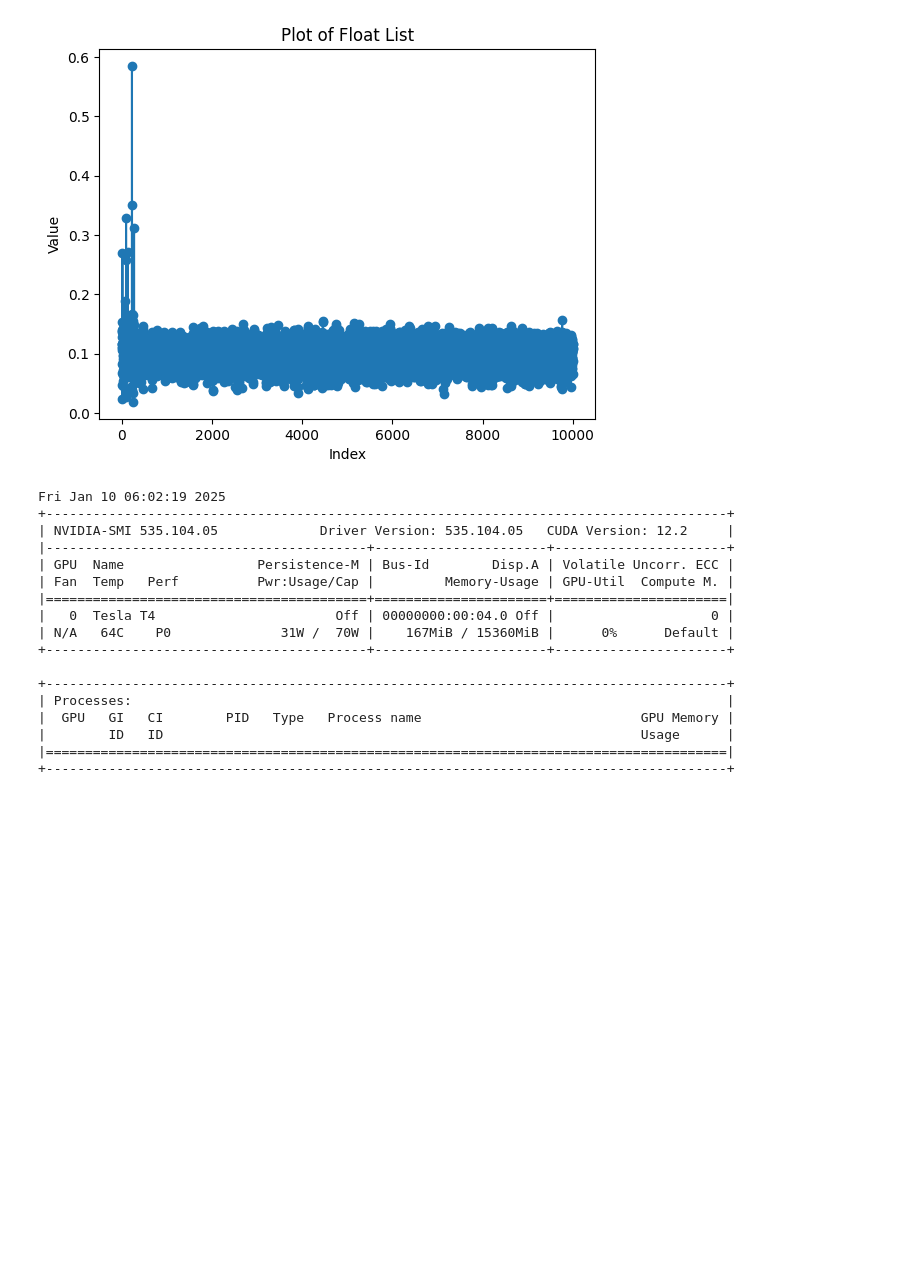
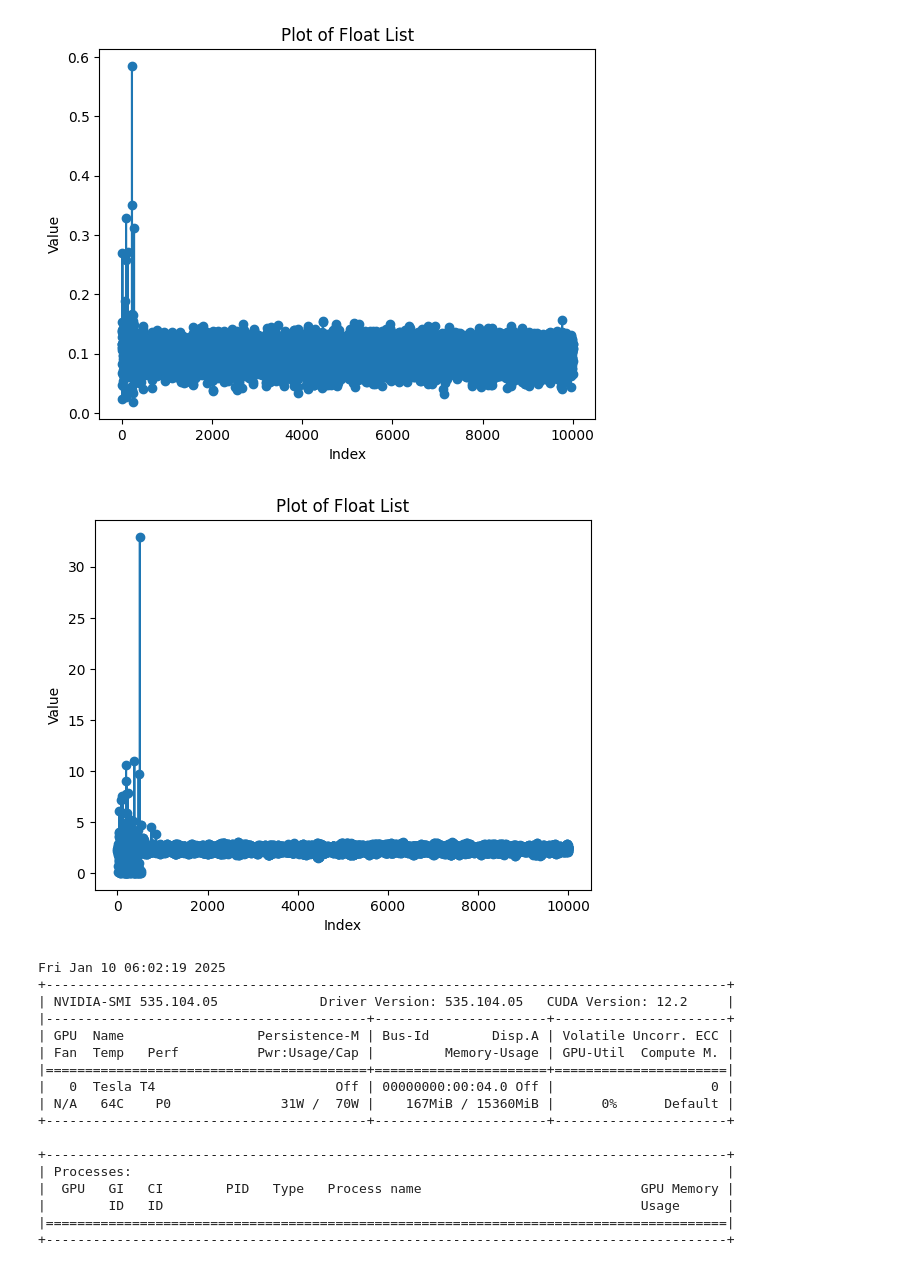
Before and after one commit to smilearc1999/CBDNet-pytorch, a Jupyter notebook: examples/notebooks/MoCoCIFAR10.ipynb, the cells around one changed output. Saved outputs shown, nothing was run; the diff lists cells and outputs as text; code cells hidden in the pictures; blank space fills up the shorter version.

```diff
--- a/examples/notebooks/MoCoCIFAR10.ipynb
+++ b/examples/notebooks/MoCoCIFAR10.ipynb
@@ -543,11 +543,12 @@ class Net(nn.Module):
 # 进行网络的初始化
 net = Net().to("cuda")
 # 定义优化器
-optimizer = optim.SGD(net.parameters(), lr=0.1, momentum=0.9)
+optimizer = optim.SGD(net.parameters(), lr=0.01, momentum=0.9)
 # 初始化数组存储loss数值便于绘图
 train_loss =[]
 
 # 对数据集迭代
+criterion = nn.CrossEntropyLoss()
 for epoch in range(1):
     # 对batch迭代
     for batch_idx, (x, y) in enumerate(train_loader):
@@ -559,7 +560,8 @@ for epoch in range(1):
       out = net(x)
       y_onehot = one_hot(y).to("cuda")
       # loss=mse(out, y_onehot) 计算loss数值
-      loss = F.mse_loss(out, y_onehot)
+      # loss = F.mse_loss(out, y_onehot)
+      loss = criterion(out, y_onehot)
       # 将梯度置零操作
       optimizer.zero_grad()
       # 反向传播
@@ -631,5 +633,24 @@ plt.show()
 # %% [output]
 [figure]
+# %%
+# 获取索引
+indices = list(range(len(train_loss)))
+
+# 绘制数据
+# for i in range(len(loss_lists)):
+plt.plot(indices, train_loss, marker='o')
+
+# 添加标题和标签
+plt.title('Plot of Float List')
+# plt.ylim(0, 0.6)
+plt.xlabel('Index')
+plt.ylabel('Value')
+
+# 显示图形
+plt.show()
+# CROSS SGD
+# %% [output]
+[figure, added]
 # %%
 !nvidia-smi
 # %% [output]
```
Also changed, not shown: parts of 2 cells of this notebook.
